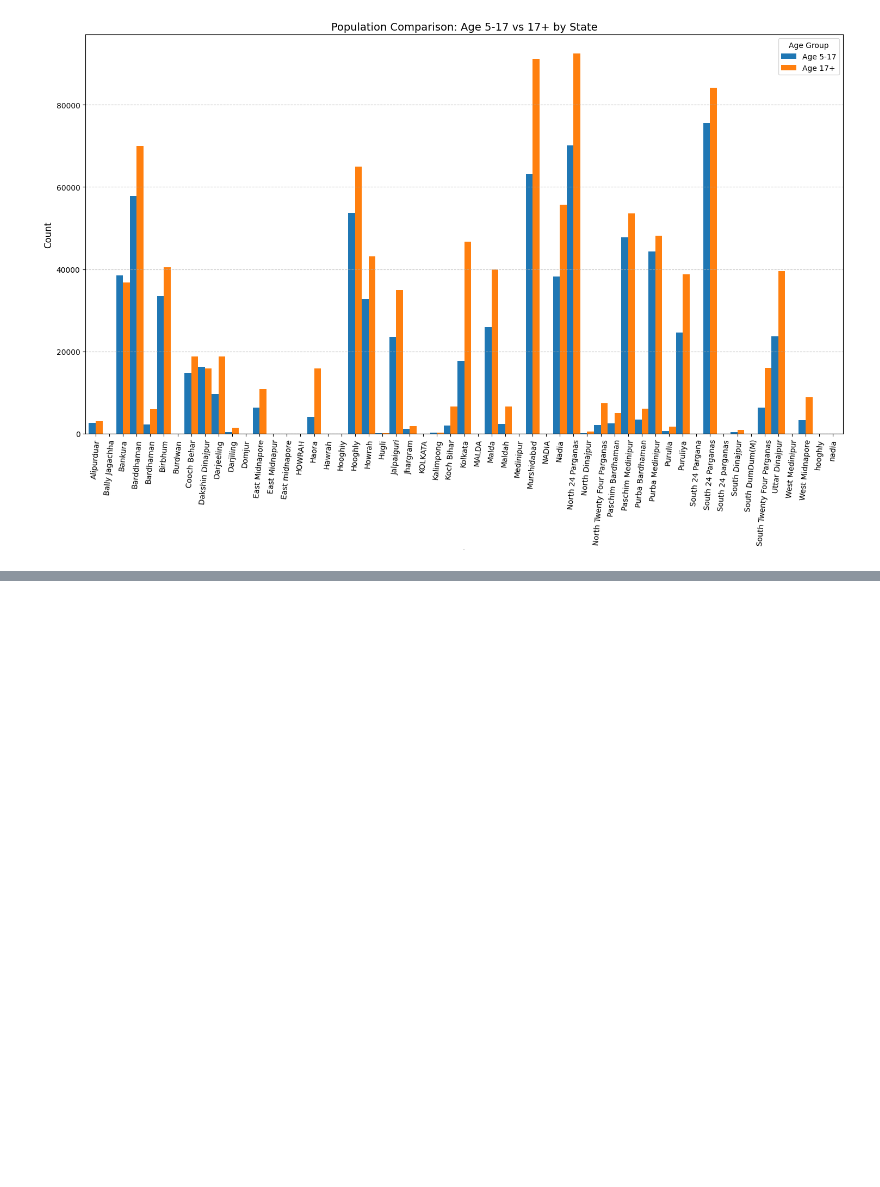
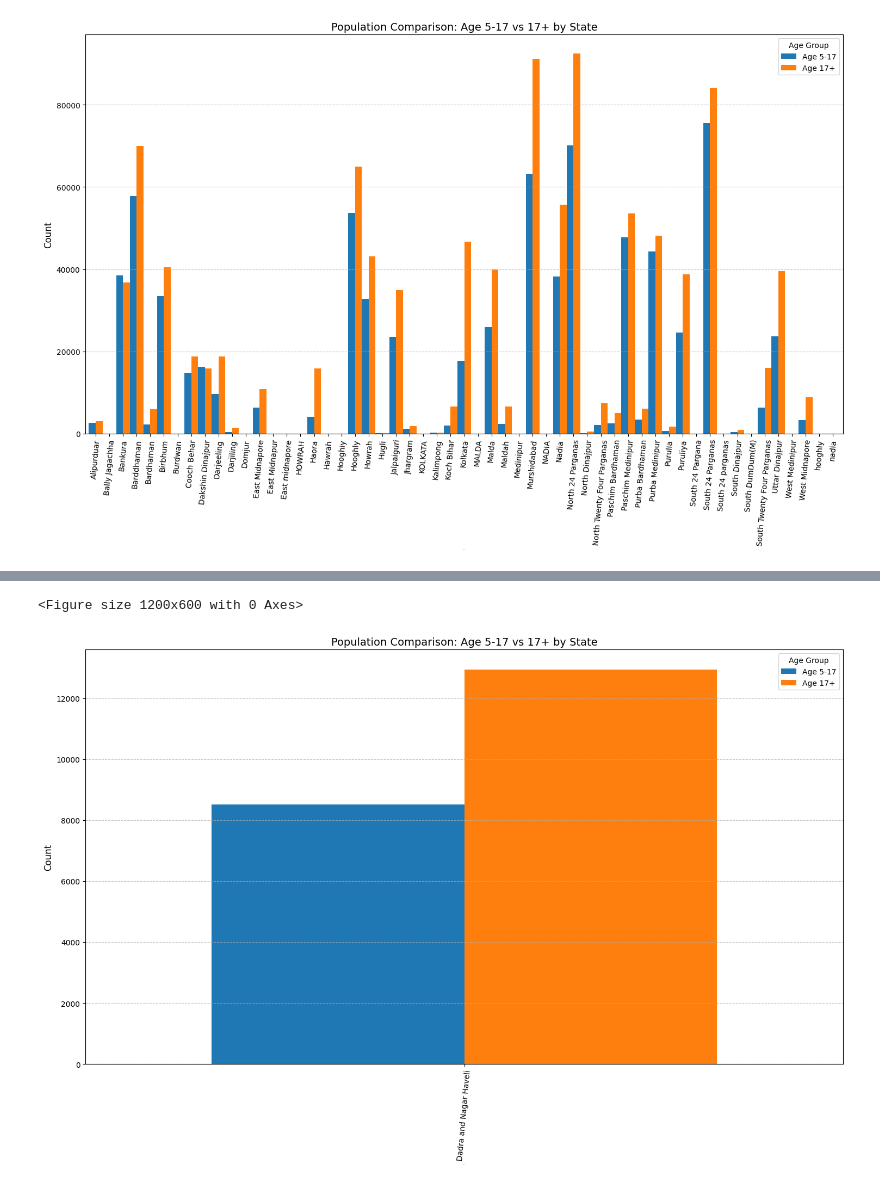
Before and after one commit to Cruciator18/Aadhar-analysis, a Jupyter notebook: biometric.ipynb, the cells around one changed output, grey strips where cells are left out. Saved outputs shown, nothing was run; the diff lists cells and outputs as text; code cells hidden in the pictures; blank space fills up the shorter version.

```diff
--- a/biometric.ipynb
+++ b/biometric.ipynb
@@ -340,6 +339,8 @@ plotting(uk_dist_group)
 # %%
 
 wb_data = bio[bio['state'] == 'West Bengal']
+bio['state'] = bio['state'].str.strip().str.title()
+
 
 
 wb_dist_group = wb_data.groupby('district')[['bio_age_5_17', 'bio_age_17_']].sum()
@@ -359,0 +364,11 @@ plotting(ani_dist_group)
+# %%
+dnd_data = bio[bio['state'] == 'Dadra and Nagar Haveli']
+
+
+dnd_dist_group = dnd_data.groupby('district')[['bio_age_5_17', 'bio_age_17_']].sum()
+
+
+plotting(dnd_dist_group)
+# %% [output]
+<Figure size 1200x600 with 0 Axes>
+[figure, added]
```
Also changed, not shown: parts of 10 cells of this notebook.
